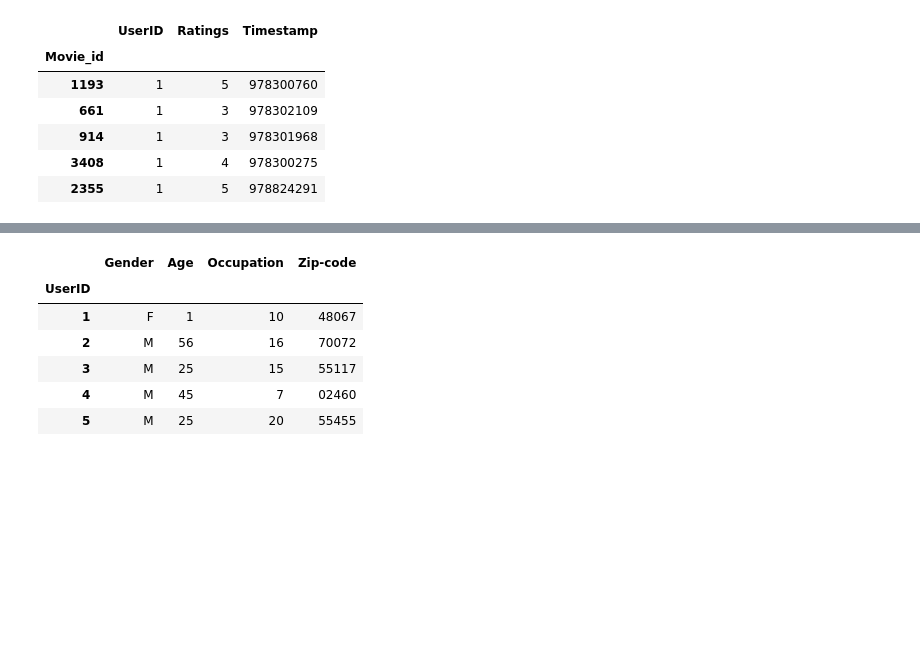
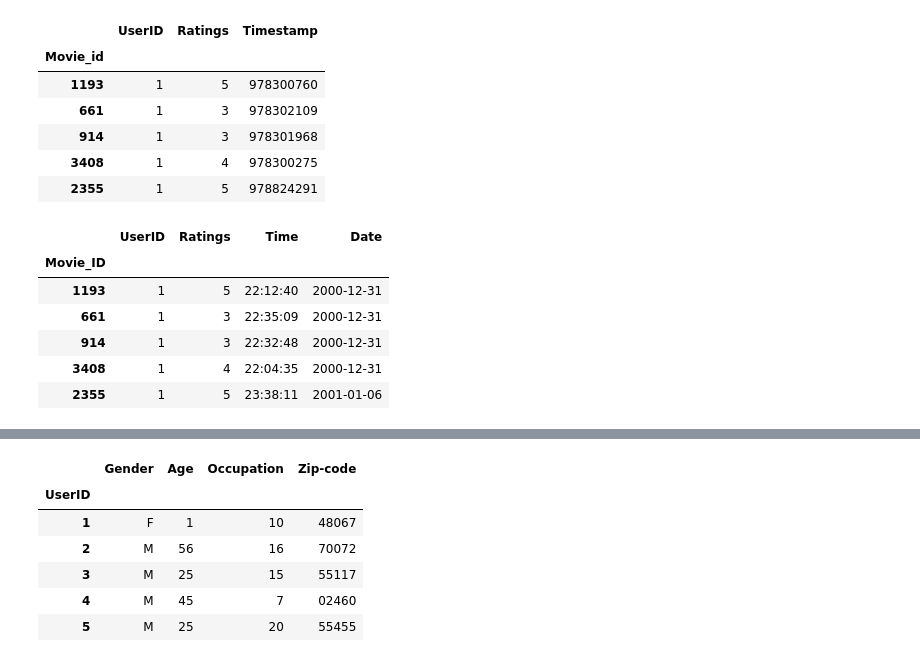
Before and after one commit to Shreshtha-Kumar/Movieset-Data_Wrangling, a Jupyter notebook: data_expl.ipynb, the cells around one changed output, grey strips where cells are left out. Cells and saved outputs as stored; diff of their text form; code cells hidden in the pictures; blank space fills up the shorter version.

Commit message:
ratings cleaned, BUT new df to create

```diff
--- a/data_expl.ipynb
+++ b/data_expl.ipynb
@@ -145,3 +146,19 @@ ratings.head()
 | 914 | 1 | 3 | 978301968 |
 | 3408 | 1 | 4 | 978300275 |
 | 2355 | 1 | 5 | 978824291 |
+# %%
+# Currently the timestamp is in Unix timestamp also known as the epoch timestamp
+ratings['Timestamp']=pd.to_datetime(ratings['Timestamp'],unit='s')
+# 's' specifies seconds
+# %%
+ratings.index.name="Movie_ID"
+ratings.head()
+# Notice now timestamp has both date and time, lets seperate them out
+# %% [output]
+|  | UserID | Ratings | Time | Date |
+| Movie_ID |  |  |  |  |
+| 1193 | 1 | 5 | 22:12:40 | 2000-12-31 |
+| 661 | 1 | 3 | 22:35:09 | 2000-12-31 |
+| 914 | 1 | 3 | 22:32:48 | 2000-12-31 |
+| 3408 | 1 | 4 | 22:04:35 | 2000-12-31 |
+| 2355 | 1 | 5 | 23:38:11 | 2001-01-06 |
```
Also changed, not shown: parts of 8 cells of this notebook.
